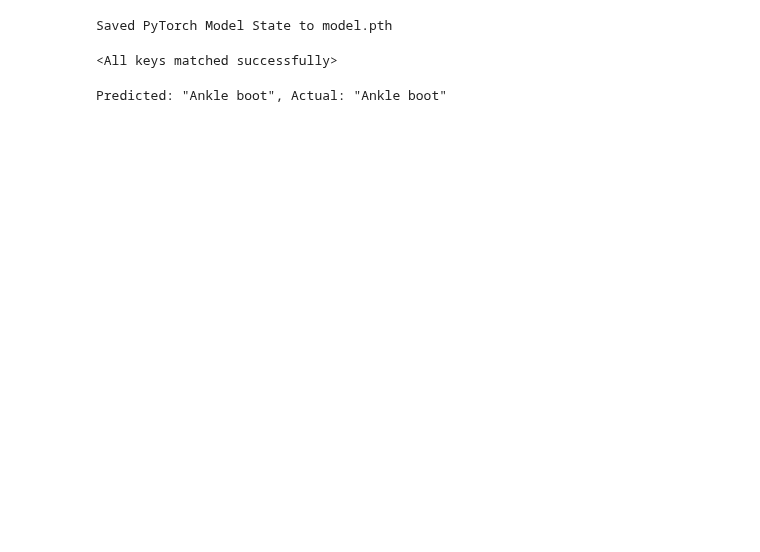
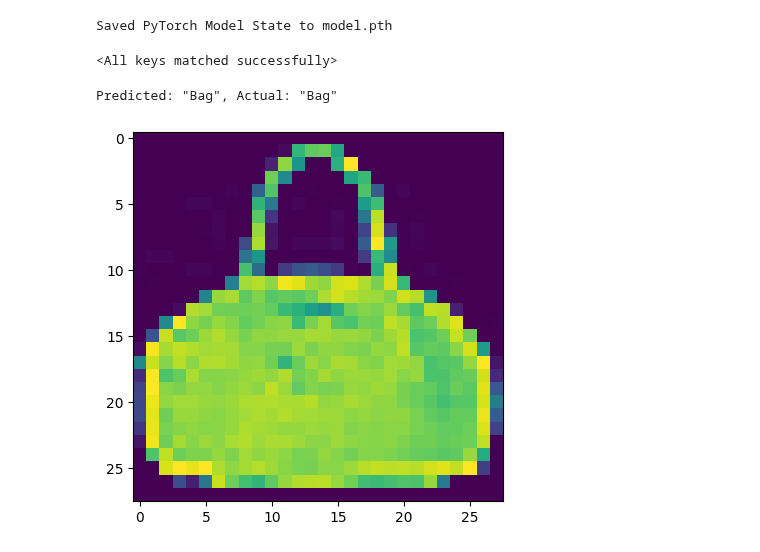
Before and after one commit to paderevski/ML-curriculum, a Jupyter notebook: notebooks/13-transformers-generative/PytorchTutorial.ipynb, the cells around one changed output. Drawn from its saved outputs; the diff is of its cells as text; code cells hidden in the pictures; blank space fills up the shorter version.

```diff
--- a/notebooks/13-transformers-generative/PytorchTutorial.ipynb
+++ b/notebooks/13-transformers-generative/PytorchTutorial.ipynb
@@ -151,25 +256,36 @@ model.load_state_dict(torch.load("model.pth", weights_only=True))
 # %% [output]
 <All keys matched successfully>
 # %%
+import random
+
 classes = [
     "T-shirt/top",
     "Trouser",
     "Pullover",
     "Dress",
     "Coat",
     "Sandal",
     "Shirt",
     "Sneaker",
     "Bag",
     "Ankle boot",
 ]
 
+# put the model in "eval" mode instead of "train" mode
 model.eval()
-x, y = test_data[0][0], test_data[0][1]
-with torch.no_grad():
-    x = x.to(device)
+
+# grab an x,y just like it's a list (easier than tensorflow datasets!)
+index = random.randint(0, len(test_data))
+x, y = test_data[index][0], test_data[index][1]
+
+# x is a batch of size 1, so x[0] is a 28x28 image
+plt.imshow(x[0])
+
+with torch.no_grad(): # no_grad = not doing backprop
+    x = x.to(device) ## we have to move x to the GPU
     pred = model(x)
     predicted, actual = classes[pred[0].argmax(0)], classes[y]
     print(f'Predicted: "{predicted}", Actual: "{actual}"')
 # %% [output]
-Predicted: "Ankle boot", Actual: "Ankle boot"
+Predicted: "Bag", Actual: "Bag"
+[figure, added]
```
Also changed, not shown: parts of 16 cells of this notebook, 3 other files.
